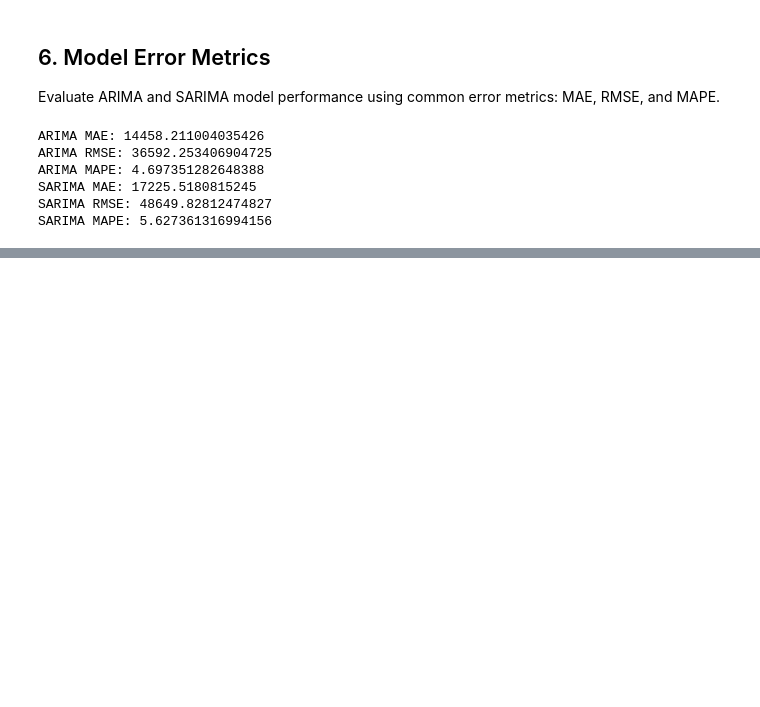
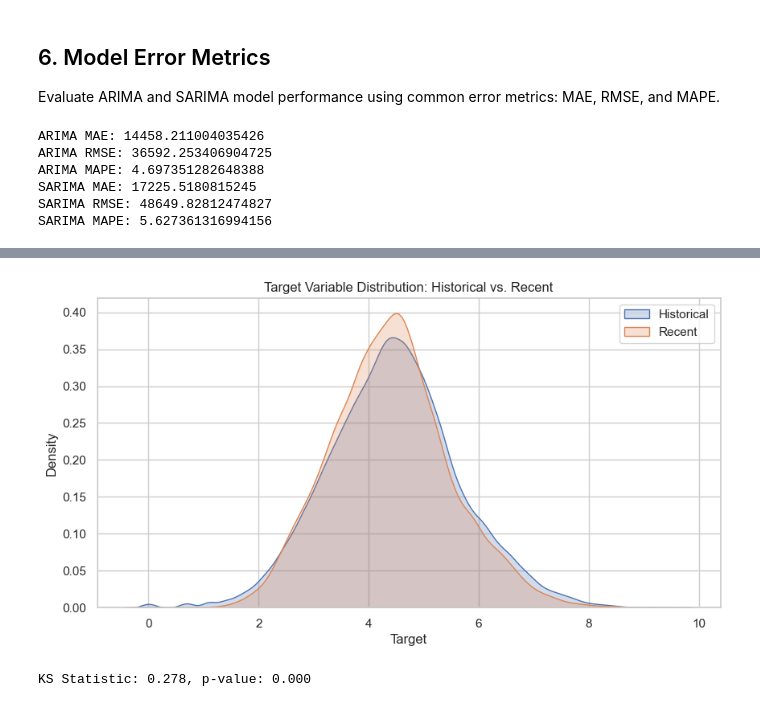
Before and after one commit to AnaPrec07/porygon-demand-forecasting, a Jupyter notebook: src/notebooks/eda_notebooks/target_evolution/total_sum_target_analysis.ipynb, the cells around one changed output, grey strips where cells are left out. Drawn from its saved outputs; the diff is of its cells as text; code cells hidden in the pictures; blank space fills up the shorter version.

```diff
--- a/src/notebooks/eda_notebooks/target_evolution/total_sum_target_analysis.ipynb
+++ b/src/notebooks/eda_notebooks/target_evolution/total_sum_target_analysis.ipynb
@@ -267,0 +328,19 @@ SARIMA MAPE: 5.627361316994156
+# %%
+# Compare recent vs. historical distributions
+historical = np.log(df[df["ctx_date_month"]<=pd.to_datetime("2015-01-01")][target_name])
+recent = np.log(df[df["ctx_date_month"]>pd.to_datetime("2015-01-01")][target_name])
+
+plt.figure(figsize=(10, 5))
+sns.kdeplot(historical, label='Historical', fill=True)
+sns.kdeplot(recent, label='Recent', fill=True)
+plt.title('Target Variable Distribution: Historical vs. Recent')
+plt.xlabel('Target')
+plt.legend()
+plt.show()
+
+# Kolmogorov-Smirnov test
+ks_stat, ks_p = ks_2samp(historical, recent)
+print(f'KS Statistic: {ks_stat:.3f}, p-value: {ks_p:.3f}')
+# %% [output]
+[figure, added]
+KS Statistic: 0.278, p-value: 0.000
```
Also changed, not shown: parts of 8 cells of this notebook, 2 other files.
